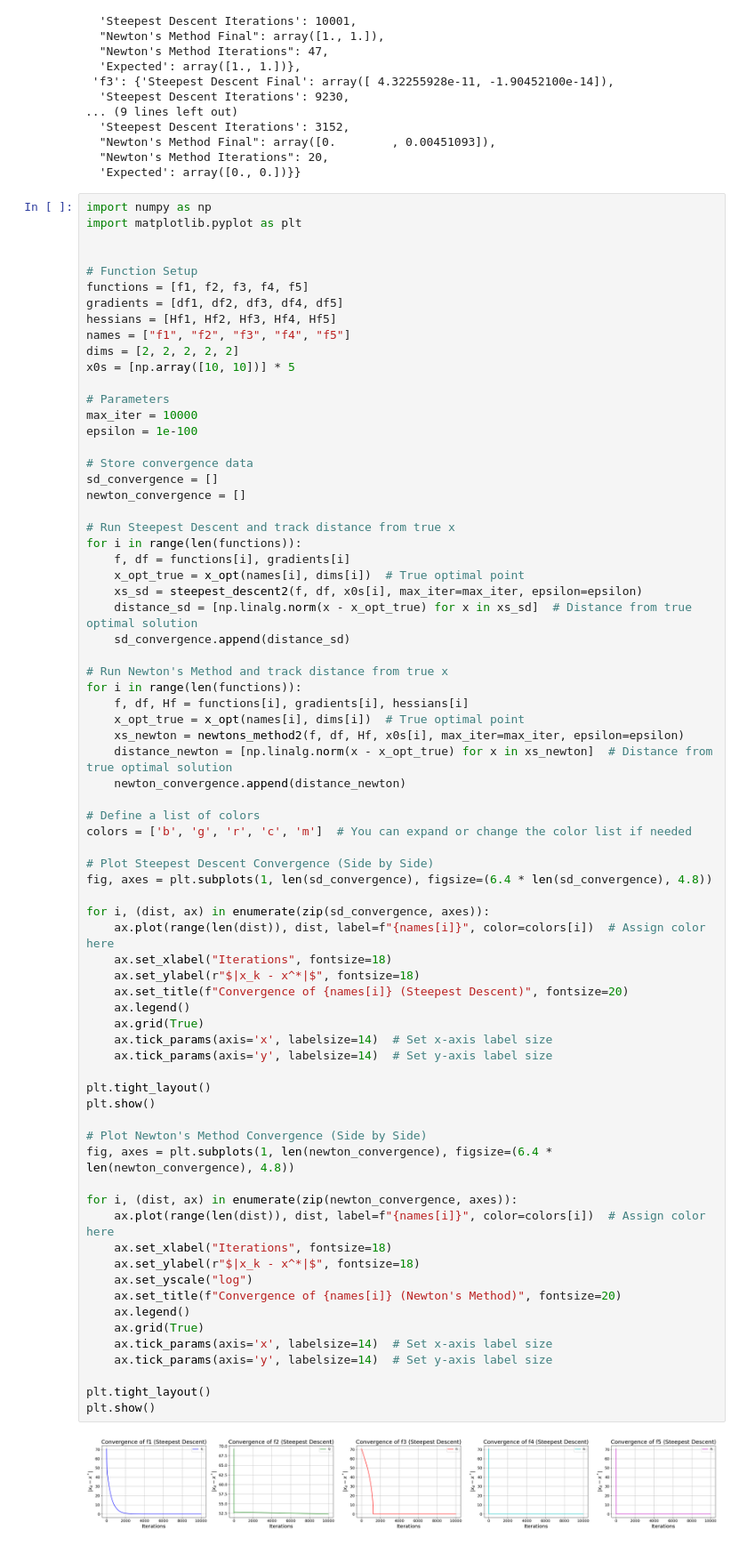
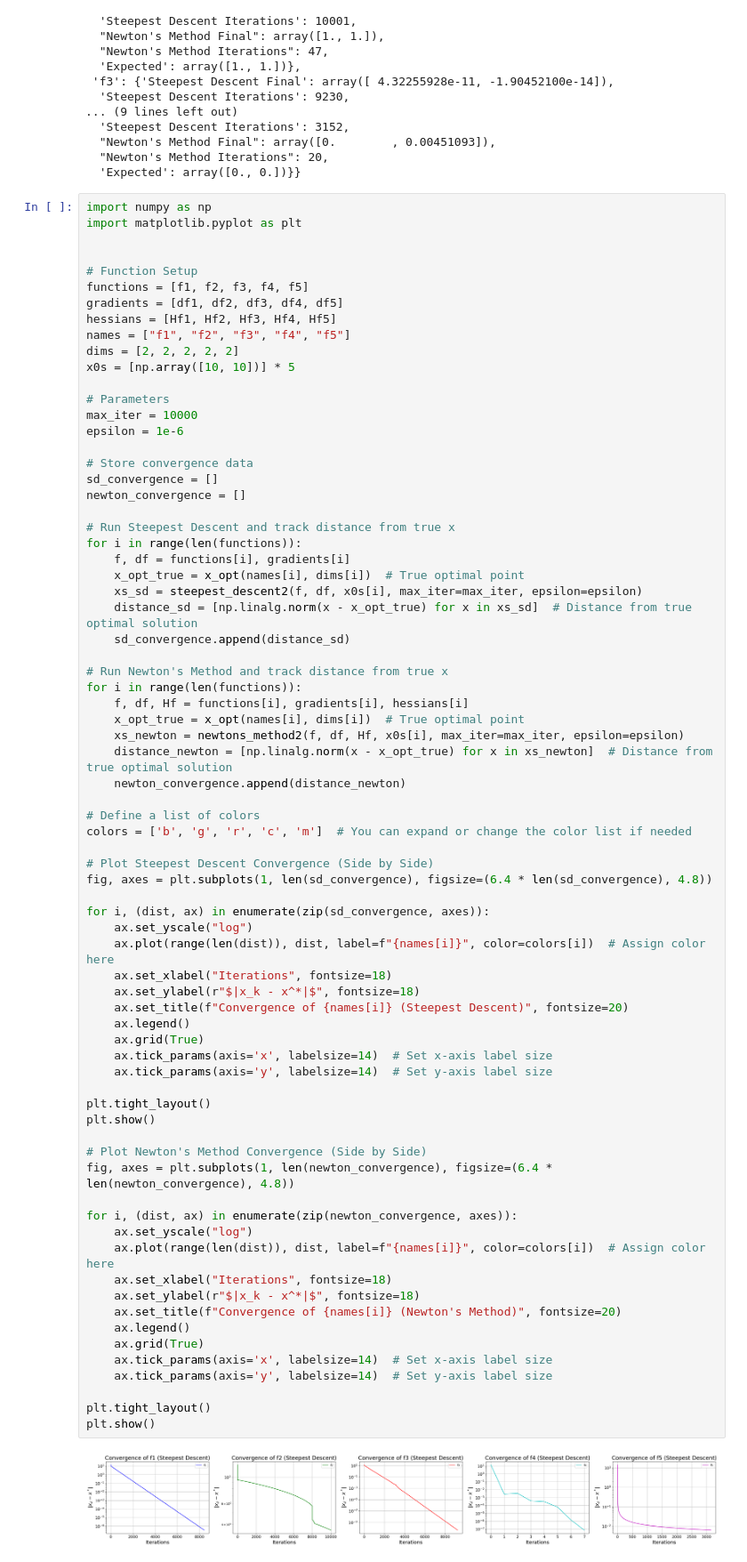
Before and after one commit to mVigholt/NO, a Jupyter notebook: Week 2/Eksperiments.ipynb, the cells around one changed output. Shown at 89% size. Cells and saved outputs as stored; diff of their text form.

```diff
--- a/Week 2/Eksperiments.ipynb
+++ b/Week 2/Eksperiments.ipynb
@@ -263,7 +263,7 @@ x0s = [np.array([10, 10])] * 5
 
 # Parameters
 max_iter = 10000
-epsilon = 1e-100
+epsilon = 1e-6
 
 # Store convergence data
 sd_convergence = []
@@ -292,33 +292,34 @@ colors = ['b', 'g', 'r', 'c', 'm']  # You can expand or change the color list if
 fig, axes = plt.subplots(1, len(sd_convergence), figsize=(6.4 * len(sd_convergence), 4.8))
 
 for i, (dist, ax) in enumerate(zip(sd_convergence, axes)):
+    ax.set_yscale("log")
     ax.plot(range(len(dist)), dist, label=f"{names[i]}", color=colors[i])  # Assign color here
     ax.set_xlabel("Iterations", fontsize=18)
     ax.set_ylabel(r"$|x_k - x^*|$", fontsize=18)
     ax.set_title(f"Convergence of {names[i]} (Steepest Descent)", fontsize=20)
     ax.legend()
     ax.grid(True)
     ax.tick_params(axis='x', labelsize=14)  # Set x-axis label size
     ax.tick_params(axis='y', labelsize=14)  # Set y-axis label size
 
 plt.tight_layout()
 plt.show()
 
 # Plot Newton's Method Convergence (Side by Side)
 fig, axes = plt.subplots(1, len(newton_convergence), figsize=(6.4 * len(newton_convergence), 4.8))
 
 for i, (dist, ax) in enumerate(zip(newton_convergence, axes)):
+    ax.set_yscale("log")
     ax.plot(range(len(dist)), dist, label=f"{names[i]}", color=colors[i])  # Assign color here
     ax.set_xlabel("Iterations", fontsize=18)
     ax.set_ylabel(r"$|x_k - x^*|$", fontsize=18)
-    ax.set_yscale("log")
     ax.set_title(f"Convergence of {names[i]} (Newton's Method)", fontsize=20)
     ax.legend()
     ax.grid(True)
     ax.tick_params(axis='x', labelsize=14)  # Set x-axis label size
     ax.tick_params(axis='y', labelsize=14)  # Set y-axis label size
 
 plt.tight_layout()
 plt.show()
 # %% [output]
-[figure, old version]
+[figure, new version]
```
Also changed, not shown: parts of 2 cells of this notebook.
